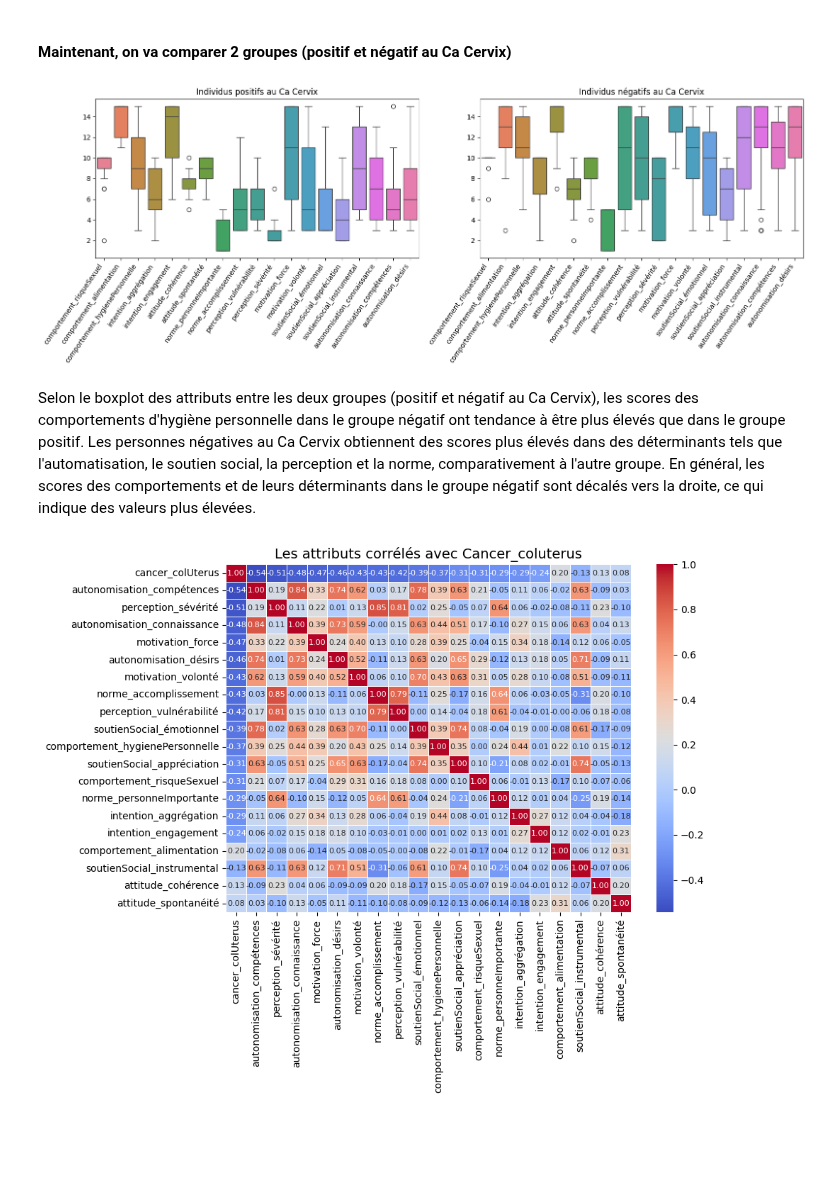
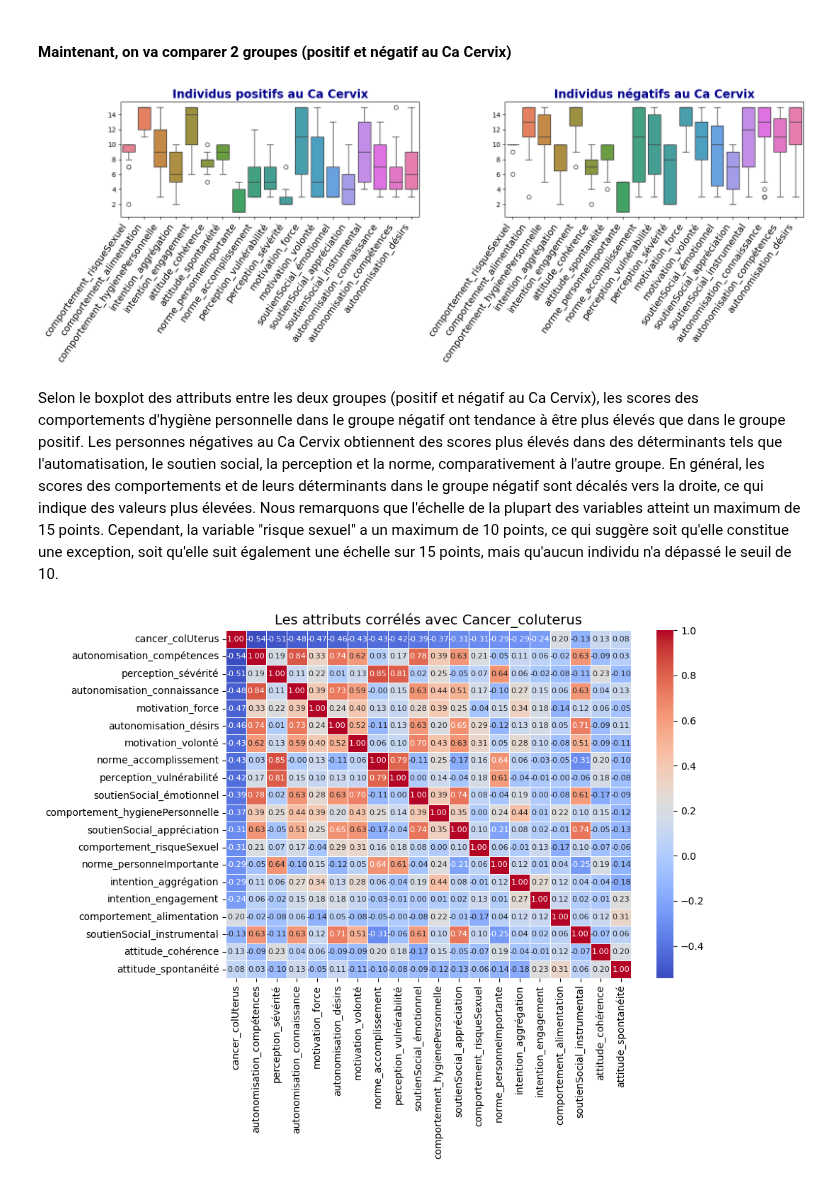
Before and after one commit to marktr11/Cervical-Cancer-Risk-Classification, a Jupyter notebook: Code/Preparation.ipynb, the cells around one changed output. Drawn from its saved outputs; the diff is of its cells as text; code cells hidden in the pictures; blank space fills up the shorter version.

```diff
--- a/Code/Preparation.ipynb
+++ b/Code/Preparation.ipynb
@@ -136,28 +136,30 @@ groupe_negatif = df[(df.iloc[:, -1] == 0)]
 # %%
 # Création d'une figure avec 2 sous-graphiques côte à côte
 fig, axes = plt.subplots(1, 2, figsize=(16, 6))  # 1 ligne, 2 colonnes
 
 # Boxplot pour les individus positifs
 sns.boxplot(data=groupe_positif.iloc[:, :-1], ax=axes[0])
-axes[0].set_title("Individus positifs au Ca Cervix")
+axes[0].set_title("Individus positifs au Ca Cervix",fontsize=17, fontweight='bold', color='darkblue')
 
 # Boxplot pour les individus négatifs
 sns.boxplot(data=groupe_negatif.iloc[:, :-1], ax=axes[1])
-axes[1].set_title("Individus négatifs au Ca Cervix")
+axes[1].set_title("Individus négatifs au Ca Cervix",fontsize=17, fontweight='bold', color='darkblue')
 
 # Ajuster la rotation et l'alignement des étiquettes de l'axe X
 for ax in axes:
+    ax.tick_params(axis='x', labelsize=14)
     for label in ax.get_xticklabels():
         label.set_rotation(55)
         label.set_horizontalalignment('right')
 
+
 plt.tight_layout()
 plt.savefig('../Image/boxplot_ca_cervix.png')
 plt.show()
 # %% [output]
-[figure, old version]
+[figure, new version]
 # %% [markdown]
-Selon le boxplot des attributs entre les deux groupes (positif et négatif au Ca Cervix), les scores des comportements d'hygiène personnelle dans le groupe négatif ont tendance à être plus élevés que dans le groupe positif. Les personnes négatives au Ca Cervix obtiennent des scores plus élevés dans des déterminants tels que l'automatisation, le soutien social, la perception et la norme, comparativement à l'autre groupe. En général, les scores des comportements et de leurs déterminants dans le groupe négatif sont décalés vers la droite, ce qui indique des valeurs plus élevées.
+Selon le boxplot des attributs entre les deux groupes (positif et négatif au Ca Cervix), les scores des comportements d'hygiène personnelle dans le groupe négatif ont tendance à être plus élevés que dans le groupe positif. Les personnes négatives au Ca Cervix obtiennent des scores plus élevés dans des déterminants tels que l'automatisation, le soutien social, la perception et la norme, comparativement à l'autre groupe. En général, les scores des comportements et de leurs déterminants dans le groupe négatif sont décalés vers la droite, ce qui indique des valeurs plus élevées. Nous remarquons que l'échelle de la plupart des variables atteint un maximum de 15 points. Cependant, la variable "risque sexuel" a un maximum de 10 points, ce qui suggère soit qu'elle constitue une exception, soit qu'elle suit également une échelle sur 15 points, mais qu'aucun individu n'a dépassé le seuil de 10.
 # %%
 target = "cancer_colUterus"
 
```
Also changed, not shown: 8 other files.
